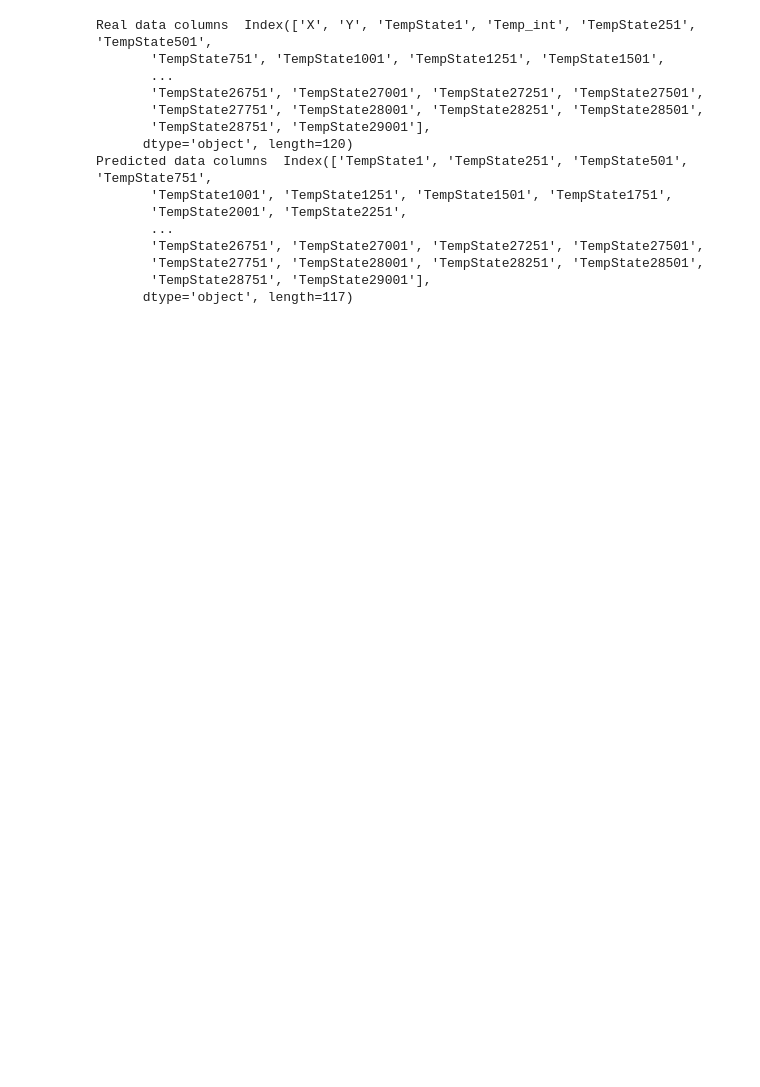
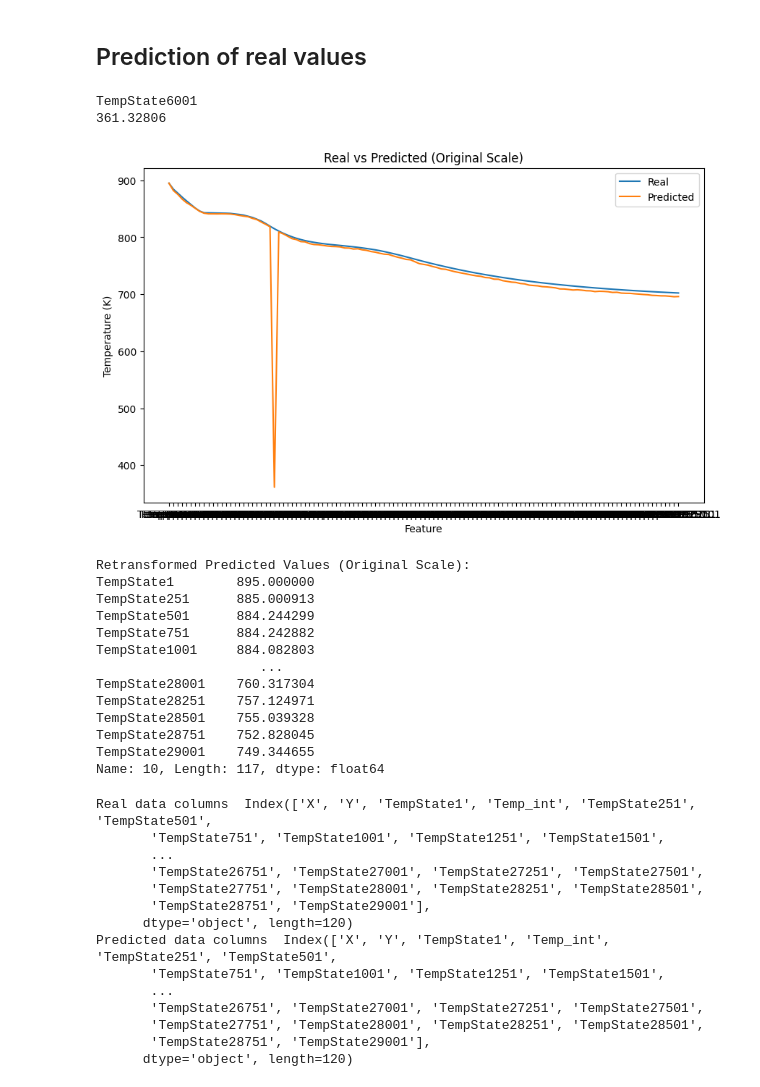
Before and after one commit to scohail/LowCast_AI-Simulation, a Jupyter notebook: Scripts/Evaluate.ipynb, the cells around one changed output. Saved outputs shown, nothing was run; the diff lists cells and outputs as text; code cells hidden in the pictures; blank space fills up the shorter version.

```diff
--- a/Scripts/Evaluate.ipynb
+++ b/Scripts/Evaluate.ipynb
@@ -1,10 +176,78 @@
+# %% [markdown]
+## Prediction of real values
+# %%
+import pandas as pd
+import matplotlib.pyplot as plt
+from sklearn.preprocessing import MinMaxScaler
+
+# Assuming `scaler` is the MinMaxScaler object used earlier
+# Combine X_test and y_test back into a single DataFrame for inverse transform
+test_data_scaled = pd.concat([X_test.reset_index(drop=True), y.reset_index(drop=True)], axis=1)
+
+# Retransform the test data to the original scale
+test_data_original_scale = pd.DataFrame(scaler.inverse_transform(test_data_scaled), columns=final_df.columns)
+
+# Extract the retransformed y_test
+y_test_original_scale = test_data_original_scale.drop(['X', 'Y', 'Temp_int'], axis=1)
+
+# Retransform the predicted values (y_pred)
+# First, combine X_test and y_pred into a single DataFrame
+pred_data_scaled = pd.concat([X_test.reset_index(drop=True), y_pred.reset_index(drop=True)], axis=1)
+
+# Retransform the predicted data to the original scale
+pred_data_original_scale = pd.DataFrame(scaler.inverse_transform(pred_data_scaled), columns=final_df.columns)
+
+# Extract the retransformed y_pred
+y_pred_original_scale = pred_data_original_scale.drop(['X', 'Y', 'Temp_int'], axis=1)
+
+
+special = y_pred_original_scale.iloc[4000]
+
+for i in special:
+    if i < 400:
+        #print the index of the value
+        print(special[special == i].index[0])
+        #print the value
+        print(i)
+
+
+# Plot the results in the original scale
+plt.figure(figsize=(10, 6))
+plt.plot(y_test_original_scale.iloc[4000], label='Real')
+plt.plot(y_pred_original_scale.iloc[4000], label='Predicted')
+plt.legend()
+plt.title("Real vs Predicted (Original Scale)")
+plt.xlabel("Feature")
+plt.ylabel("Temperature (K)")
+plt.show()
+
+# Print the retransformed predicted values for the 10th sample
+print("Retransformed Predicted Values (Original Scale):")
+print(y_pred_original_scale.iloc[10])
+# %% [output]
+TempState6001
+361.32806
+[figure, added]
+Retransformed Predicted Values (Original Scale):
+TempState1        895.000000
+TempState251      885.000913
+TempState501      884.244299
+TempState751      884.242882
+TempState1001     884.082803
+                     ...
+TempState28001    760.317304
+TempState28251    757.124971
+TempState28501    755.039328
+TempState28751    752.828045
+TempState29001    749.344655
+Name: 10, Length: 117, dtype: float64
 # %%
 #Extract state columns and coordinate from csv file
 
 import pandas as pd
 
-real_data = pd.read_csv('690C.csv')
-predicted_data = pd.read_csv('Predicted_690_2.csv')
+real_data = final_df
+predicted_data = pred_data_original_scale
 
 #Extract state columns and coordinate
 
@@ -18,14 +261,13 @@ Real data columns  Index(['X', 'Y', 'TempState1', 'Temp_int', 'TempState251', 'T
        'TempState27751', 'TempState28001', 'TempState28251', 'TempState28501',
        'TempState28751', 'TempState29001'],
       dtype='object', length=120)
-Predicted data columns  Index(['TempState1', 'TempState251', 'TempState501', 'TempState751',
-       'TempState1001', 'TempState1251', 'TempState1501', 'TempState1751',
-       'TempState2001', 'TempState2251',
+Predicted data columns  Index(['X', 'Y', 'TempState1', 'Temp_int', 'TempState251', 'TempState501',
+       'TempState751', 'TempState1001', 'TempState1251', 'TempState1501',
        ...
        'TempState26751', 'TempState27001', 'TempState27251', 'TempState27501',
        'TempState27751', 'TempState28001', 'TempState28251', 'TempState28501',
        'TempState28751', 'TempState29001'],
-      dtype='object', length=117)
+      dtype='object', length=120)
 # %%
 import numpy as np
 import pandas as pd
```
Also changed, not shown: parts of 8 cells of this notebook.
